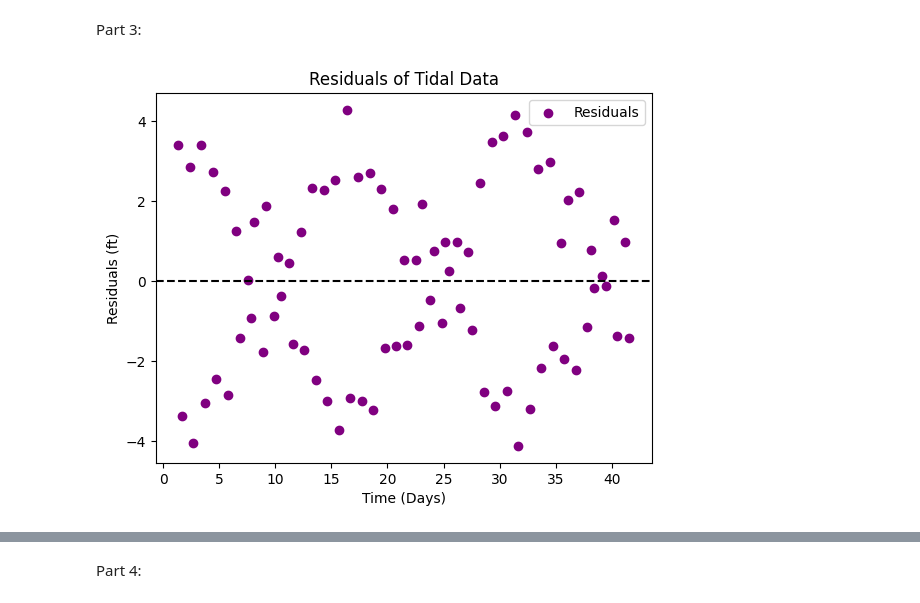
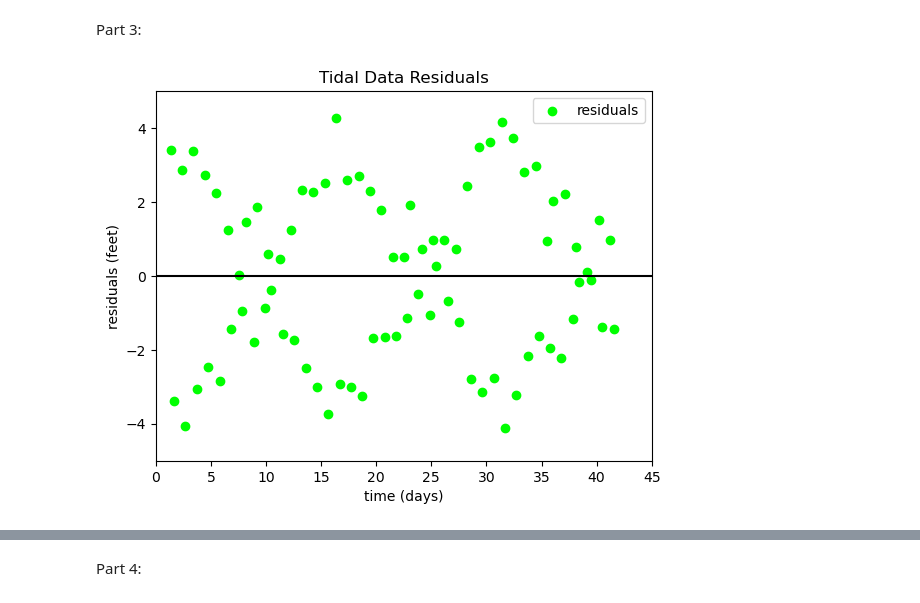
Before and after one commit to Krabbyz/ASTR19-Group-Project, a Jupyter notebook: Group Project.ipynb, the cells around one changed output, grey strips where cells are left out. Saved outputs shown, nothing was run; the diff lists cells and outputs as text; code cells hidden in the pictures.

```diff
--- a/Group Project.ipynb
+++ b/Group Project.ipynb
@@ -56,19 +56,28 @@ plt.show()
 # %% [markdown]
 Part 3:
 # %%
-# residuals without best fit function
-residuals = heights - tidal_model(time_decimal, *popt)
+#residuals from the taking out the best fit
+
+model_tmp = tidal_model(time_decimal, *popt)
+res = heights - model_tmp
 # %%
-# plot of residuals without best fit function
-plt.scatter(time_decimal, residuals, label="Residuals", color="purple")
-plt.axhline(0, color="black", linestyle="--")
-plt.xlabel("Time (Days)")
-plt.ylabel("Residuals (ft)")
-plt.title("Residuals of Tidal Data")
+#plot all the residuals
+
+
+plt.scatter(time_decimal, res, color="lime", label="residuals")
+
+plt.ylim(-5,5)
+plt.xlim(0,45)
+plt.axhline(0, color="black", linestyle="-")
+
+plt.title("Tidal Data Residuals")
+plt.xlabel("time (days)")
+plt.ylabel("residuals (feet)")
 plt.legend()
-plt.savefig("residuals.pdf")
+
+plt.savefig("tidal_data_residuals.pdf")
 plt.show()
 # %% [output]
-[figure, old version]
+[figure, new version]
 # %%
 # histogram of residuals
```
Also changed, not shown: parts of 5 cells of this notebook, 4 other files.
